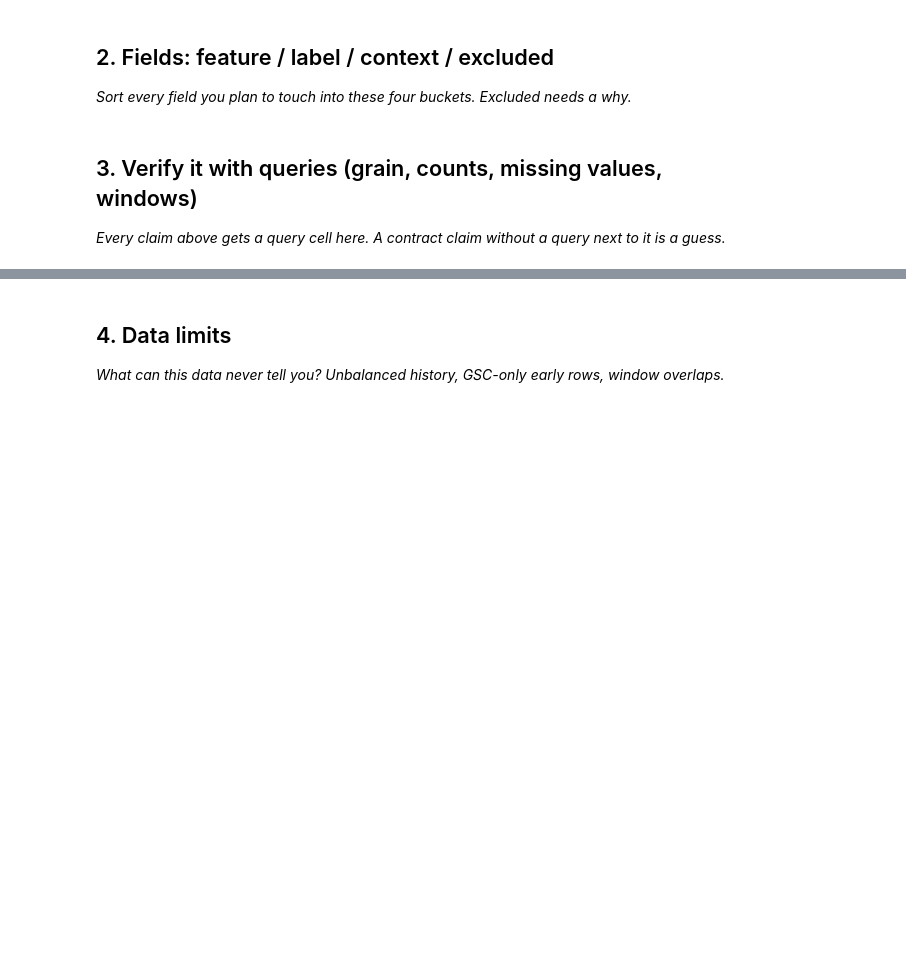
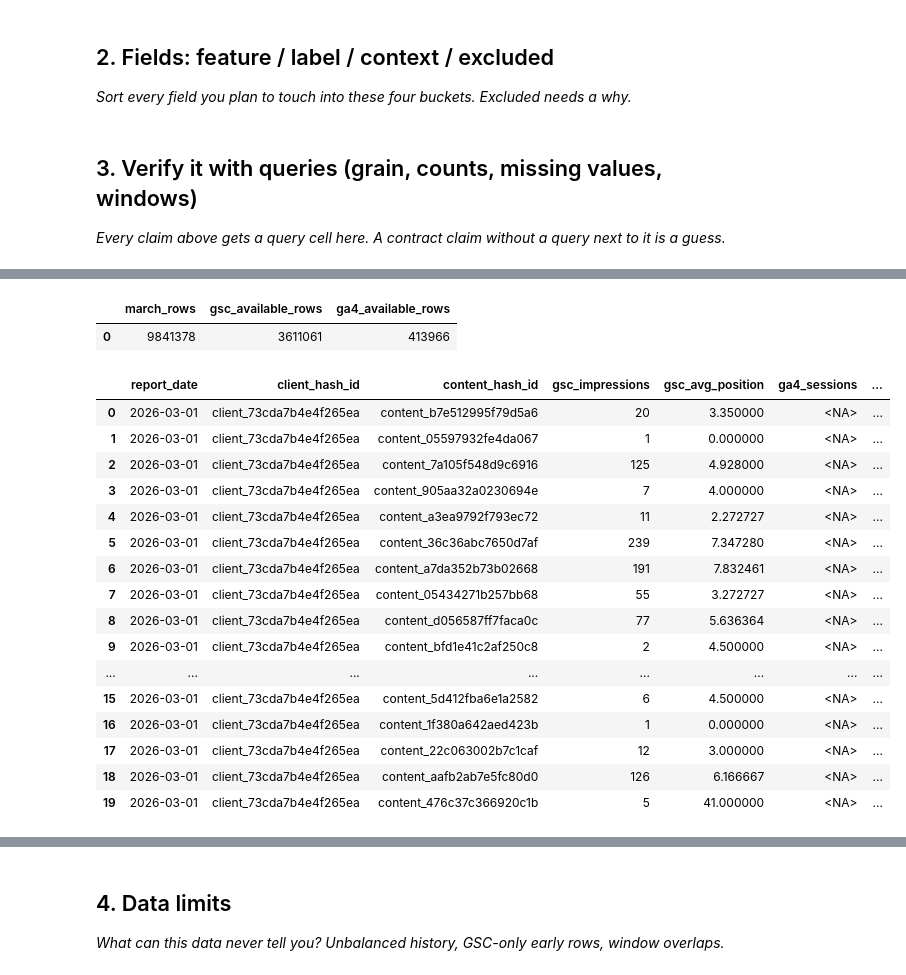
Before and after one commit to payalpawar4/flyrank-internship-ml, a Jupyter notebook: work/notebooks/w03_data_contract.ipynb, the cells around one changed output, grey strips where cells are left out. Saved outputs shown, nothing was run; the diff lists cells and outputs as text; code cells hidden in the pictures; blank space fills up the shorter version.

```diff
--- a/work/notebooks/w03_data_contract.ipynb
+++ b/work/notebooks/w03_data_contract.ipynb
@@ -15,0 +47,8 @@ This skeleton is yours to fill. Work the sections **in order** — each one has
+# %%
+TABLE_PATH = """
+read_parquet(
+    'hf://datasets/FlyRank/internship-warehouse/fact_content_daily_performance/month=2026-03/*.parquet'
+)
+"""
+
+print(TABLE_PATH)
@@ -15,0 +77,11 @@ This skeleton is yours to fill. Work the sections **in order** — each one has
+# %%
+import duckdb
+
+con = duckdb.connect()
+
+con.execute(
+    f"CREATE OR REPLACE SECRET hf "
+    f"(TYPE huggingface, TOKEN '{HF_TOKEN}')"
+)
+
+print("DuckDB connected to Hugging Face.")
@@ -29,0 +163,56 @@ This skeleton is yours to fill. Work the sections **in order** — each one has
+# %%
+# Query 3 — Availability check using IS TRUE
+
+availability_check = con.sql(f"""
+SELECT
+    COUNT(*) AS march_rows,
+    COUNT(*) FILTER (WHERE gsc_data_available IS TRUE)
+        AS gsc_available_rows,
+    COUNT(*) FILTER (WHERE ga4_data_available IS TRUE)
+        AS ga4_available_rows
+FROM {TABLE_PATH}
+WHERE month = '2026-03'
+""").df()
+
+display(availability_check)
+# %% [output]
+|  | march_rows | gsc_available_rows | ga4_available_rows |
+| 0 | 9841378 | 3611061 | 413966 |
+# %%
+# Five-feature frame for March 2026
+# These are features available in the warehouse observation.
+
+features = con.sql(f"""
+SELECT
+    report_date,
+    client_hash_id,
+    content_hash_id,
+    gsc_impressions,
+    gsc_avg_position,
+    ga4_sessions,
+    sessions_organic,
+    scroll_events
+FROM {TABLE_PATH}
+WHERE month = '2026-03'
+LIMIT 20
+""").df()
+
+display(features)
+# %% [output]
+|  | report_date | client_hash_id | content_hash_id | gsc_impressions | gsc_avg_position | ga4_sessions | ... |
+| 0 | 2026-03-01 | client_73cda7b4e4f265ea | content_b7e512995f79d5a6 | 20 | 3.350000 | <NA> | ... |
+| 1 | 2026-03-01 | client_73cda7b4e4f265ea | content_05597932fe4da067 | 1 | 0.000000 | <NA> | ... |
+| 2 | 2026-03-01 | client_73cda7b4e4f265ea | content_7a105f548d9c6916 | 125 | 4.928000 | <NA> | ... |
+| 3 | 2026-03-01 | client_73cda7b4e4f265ea | content_905aa32a0230694e | 7 | 4.000000 | <NA> | ... |
+| 4 | 2026-03-01 | client_73cda7b4e4f265ea | content_a3ea9792f793ec72 | 11 | 2.272727 | <NA> | ... |
+| 5 | 2026-03-01 | client_73cda7b4e4f265ea | content_36c36abc7650d7af | 239 | 7.347280 | <NA> | ... |
+| 6 | 2026-03-01 | client_73cda7b4e4f265ea | content_a7da352b73b02668 | 191 | 7.832461 | <NA> | ... |
+| 7 | 2026-03-01 | client_73cda7b4e4f265ea | content_05434271b257bb68 | 55 | 3.272727 | <NA> | ... |
+| 8 | 2026-03-01 | client_73cda7b4e4f265ea | content_d056587ff7faca0c | 77 | 5.636364 | <NA> | ... |
+| 9 | 2026-03-01 | client_73cda7b4e4f265ea | content_bfd1e41c2af250c8 | 2 | 4.500000 | <NA> | ... |
+| ... | ... | ... | ... | ... | ... | ... | ... |
+| 15 | 2026-03-01 | client_73cda7b4e4f265ea | content_5d412fba6e1a2582 | 6 | 4.500000 | <NA> | ... |
+| 16 | 2026-03-01 | client_73cda7b4e4f265ea | content_1f380a642aed423b | 1 | 0.000000 | <NA> | ... |
+| 17 | 2026-03-01 | client_73cda7b4e4f265ea | content_22c063002b7c1caf | 12 | 3.000000 | <NA> | ... |
+| 18 | 2026-03-01 | client_73cda7b4e4f265ea | content_aafb2ab7e5fc80d0 | 126 | 6.166667 | <NA> | ... |
+| 19 | 2026-03-01 | client_73cda7b4e4f265ea | content_476c37c366920c1b | 5 | 41.000000 | <NA> | ... |
```
Also changed, not shown: parts of 9 cells of this notebook.
